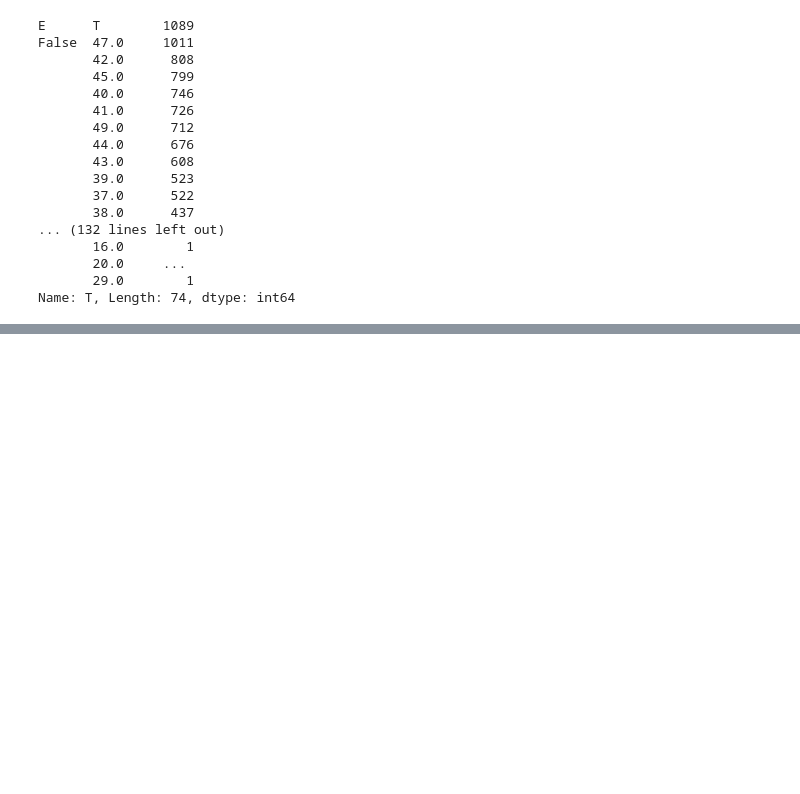
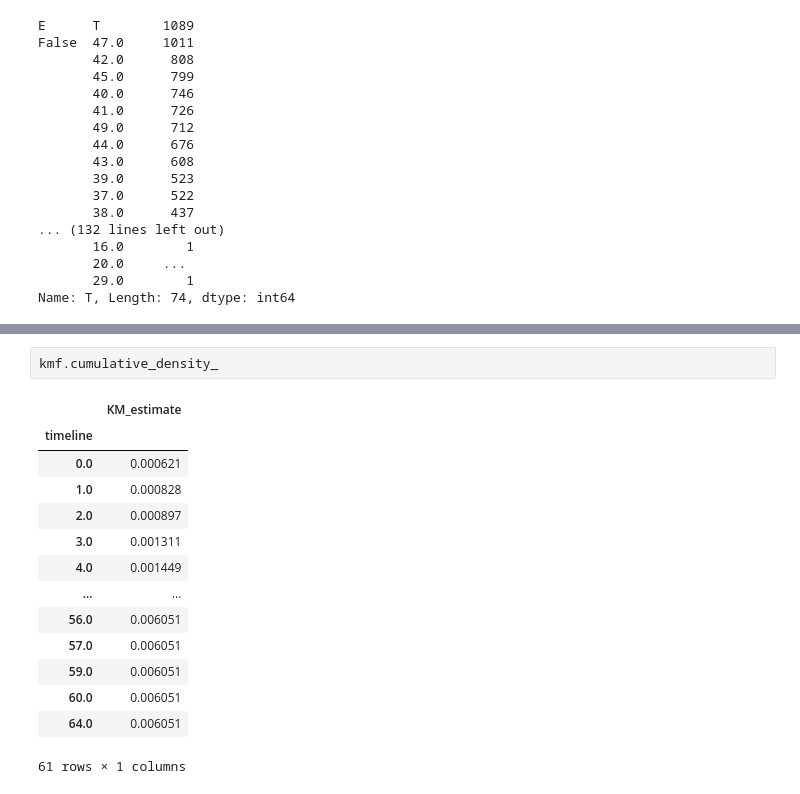
Before and after one commit to deepyaman/inauditus, a Jupyter notebook: notebooks/Outside Hubei.ipynb, the cells around one changed output, grey strips where cells are left out. Saved outputs shown, nothing was run; the diff lists cells and outputs as text; blank space fills up the shorter version.

```diff
--- a/notebooks/Outside Hubei.ipynb
+++ b/notebooks/Outside Hubei.ipynb
@@ -171,0 +207,17 @@ Name: T, Length: 74, dtype: int64
+# %%
+kmf.cumulative_density_
+# %% [output]
+|  | KM_estimate |
+| timeline |  |
+| 0.0 | 0.000621 |
+| 1.0 | 0.000828 |
+| 2.0 | 0.000897 |
+| 3.0 | 0.001311 |
+| 4.0 | 0.001449 |
+| ... | ... |
+| 56.0 | 0.006051 |
+| 57.0 | 0.006051 |
+| 59.0 | 0.006051 |
+| 60.0 | 0.006051 |
+| 64.0 | 0.006051 |
+61 rows × 1 columns
```
Also changed, not shown: parts of 7 cells of this notebook, 1 other file.
